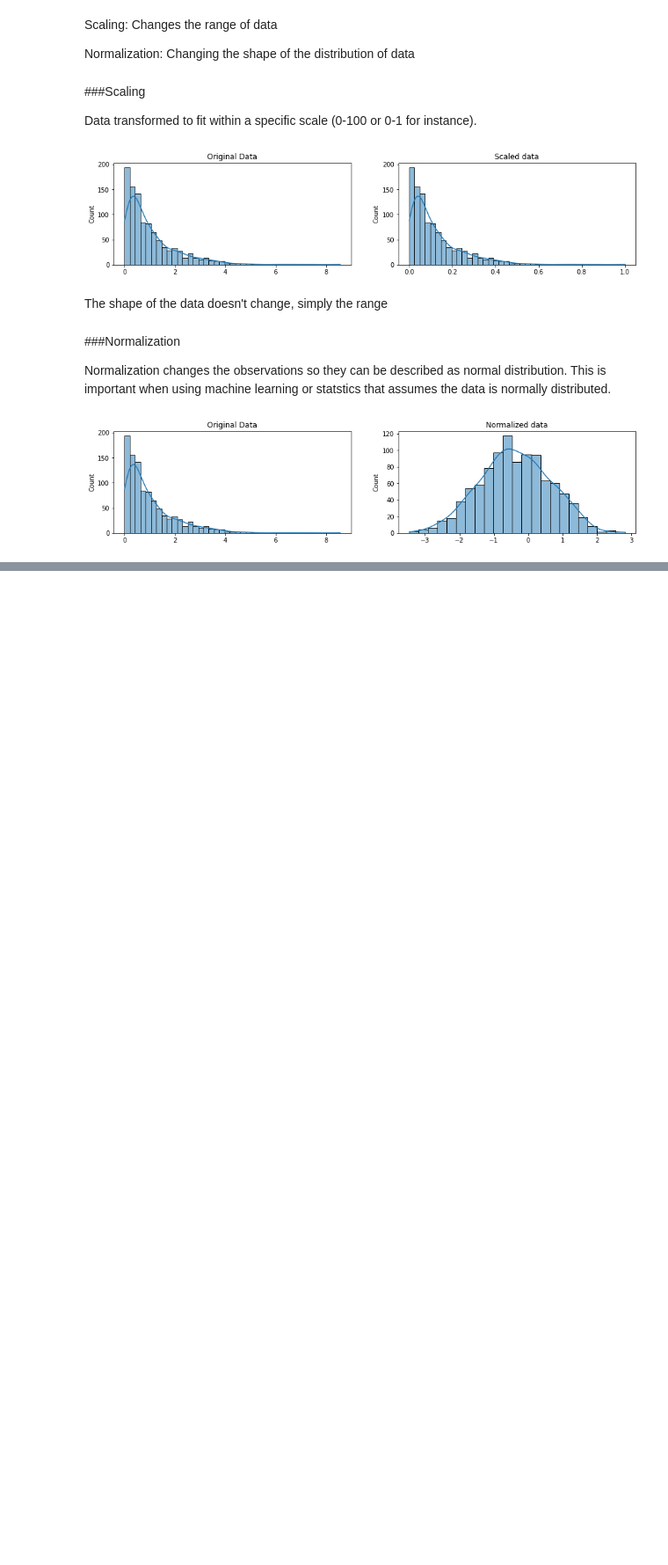
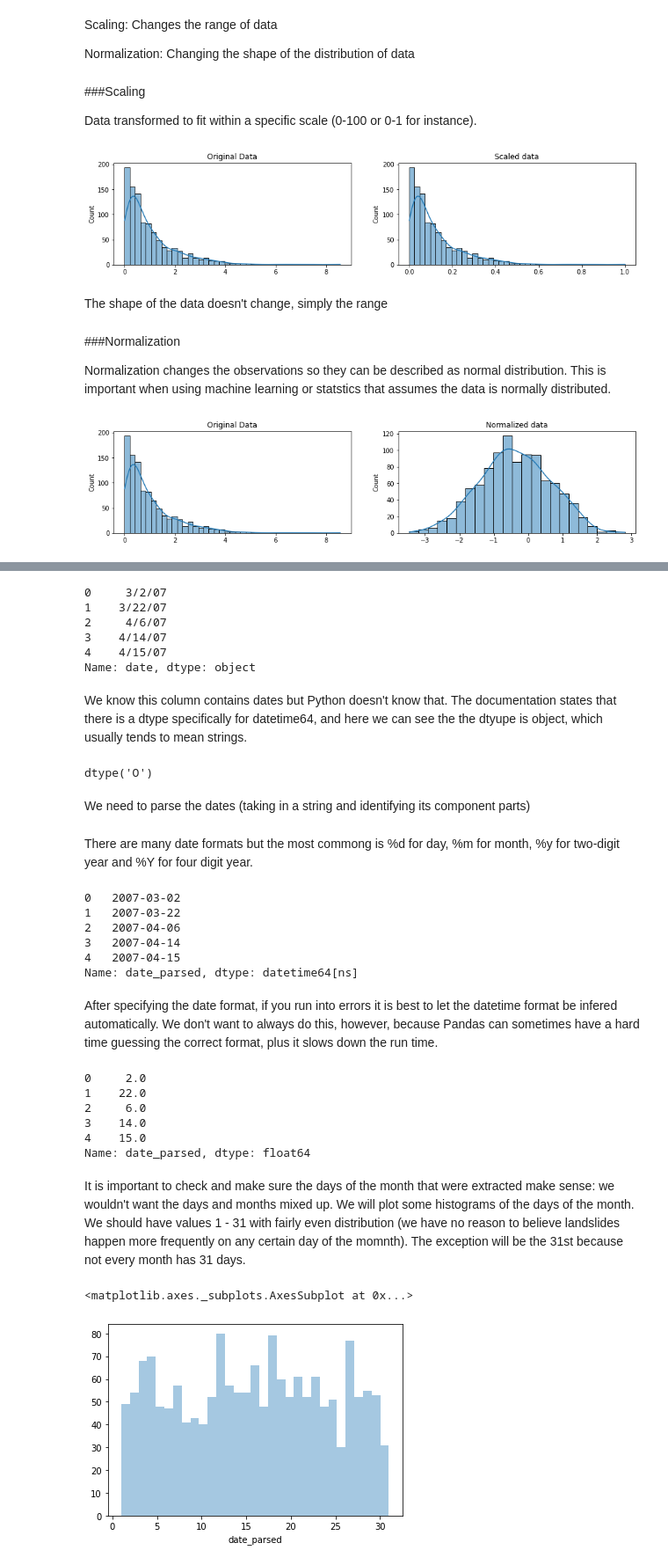
Before and after one commit to Daniel-Benson-Poe/66DaysOfData, a Jupyter notebook: DataCleaningKaggleMiniCourse.ipynb, the cells around one changed output, grey strips where cells are left out. Shown at 88% size. Saved outputs shown, nothing was run; the diff lists cells and outputs as text; code cells hidden in the pictures; blank space fills up the shorter version.

```diff
--- a/DataCleaningKaggleMiniCourse.ipynb
+++ b/DataCleaningKaggleMiniCourse.ipynb
@@ -369,0 +384,6 @@ plt.show()
+# %%
+# read in data
+landslides = pd.read_csv("catalog.csv")
+
+# Set seed for reproducibility
+np.random.seed(0)
@@ -369,0 +400,58 @@ plt.show()
+# %%
+#Print first few rows of date column
+print(landslides['date'].head())
+# %% [output]
+0     3/2/07
+1    3/22/07
+2     4/6/07
+3    4/14/07
+4    4/15/07
+Name: date, dtype: object
+# %% [markdown]
+We know this column contains dates but Python doesn't know that. The documentation states that there is a dtype specifically for datetime64, and here we can see the the dtyupe is object, which usually tends to mean strings.
+# %%
+#check date type of date column
+landslides['date'].dtype
+# %% [output]
+dtype('O')
+# %% [markdown]
+We need to parse the dates (taking in a string and identifying its component parts)
+# %% [markdown]
+There are many date formats but the most commong is %d for day, %m for month, %y for two-digit year and %Y for four digit year.
+# %%
+#Create new column, date_parsed, with parsed dates
+landslides['date_parsed'] = pd.to_datetime(landslides['date'], format="%m/%d/%y")
+# %%
+#Print first few rows
+landslides['date_parsed'].head()
+# %% [output]
+0   2007-03-02
+1   2007-03-22
+2   2007-04-06
+3   2007-04-14
+4   2007-04-15
+Name: date_parsed, dtype: datetime64[ns]
+# %% [markdown]
+After specifying the date format, if you run into errors it is best to let the datetime format be infered automatically. We don't want to always do this, however, because Pandas can sometimes have a hard time guessing the correct format, plus it slows down the run time.
+# %%
+# We can select the day of month
+day_of_month_landslides = landslides['date_parsed'].dt.day
+day_of_month_landslides.head()
+# %% [output]
+0     2.0
+1    22.0
+2     6.0
+3    14.0
+4    15.0
+Name: date_parsed, dtype: float64
+# %% [markdown]
+It is important to check and make sure the days of the month that were extracted make sense: we wouldn't want the days and months mixed up. We will plot some histograms of the days of the month. We should have values 1 - 31 with fairly even distribution (we have no reason to believe landslides happen more frequently on any certain day of the momnth). The exception will be the 31st because not every month has 31 days.
+# %%
+#remove nas
+day_of_month_landslides = day_of_month_landslides.dropna()
+# %%
+# plot day of month
+sns.distplot(day_of_month_landslides, kde=False, bins=31)
+# %% [output]
+<matplotlib.axes._subplots.AxesSubplot at 0x...>
+[figure, added]
```
Also changed, not shown: parts of 66 cells of this notebook.
